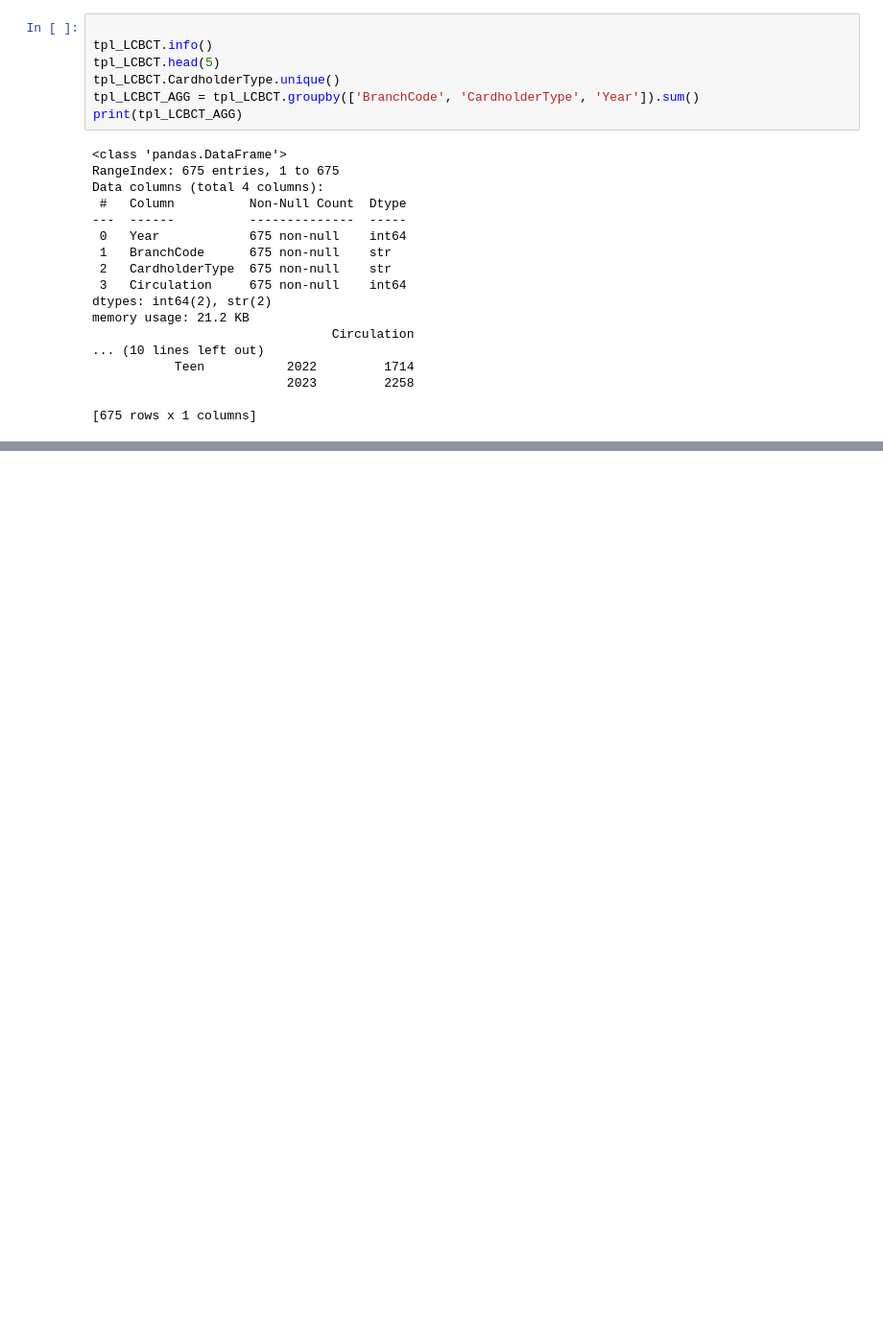
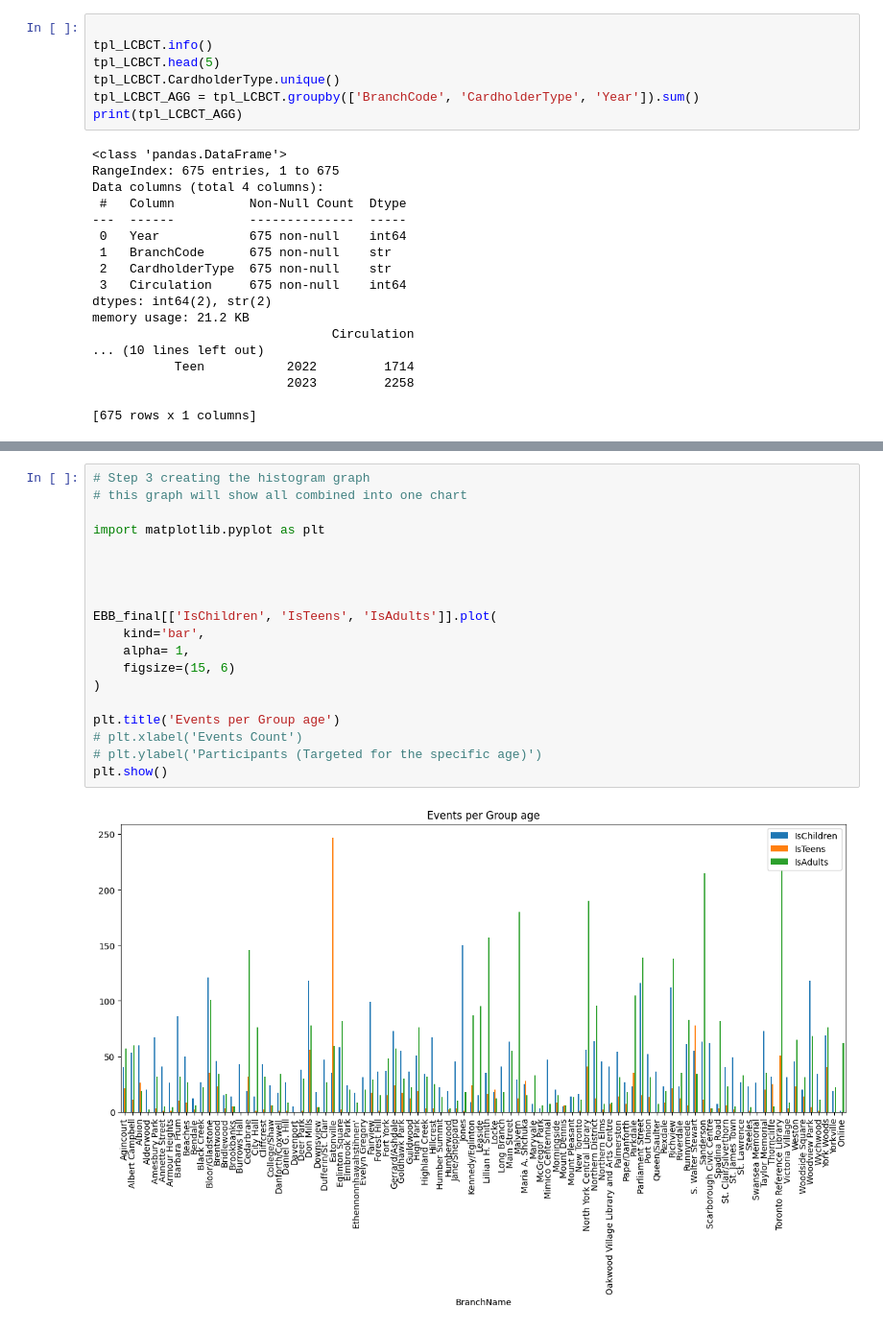
Before and after one commit to EdenKhazma/UVolunteer, a Jupyter notebook: TLPP-Dashboard/notebook.ipynb, the cells around one changed output, grey strips where cells are left out. Shown at 96% size. Saved outputs shown, nothing was run; the diff lists cells and outputs as text; blank space fills up the shorter version.

Commit message:
First Graph Draft, and start of Final version

```diff
--- a/TLPP-Dashboard/notebook.ipynb
+++ b/TLPP-Dashboard/notebook.ipynb
@@ -445,0 +528,21 @@ memory usage: 1.2+ MB
+# %%
+# Step 3 creating the histogram graph
+# this graph will show all combined into one chart
+
+import matplotlib.pyplot as plt
+
+
+
+
+EBB_final[['IsChildren', 'IsTeens', 'IsAdults']].plot(
+    kind='bar',
+    alpha= 1,
+    figsize=(15, 6)
+)
+
+plt.title('Events per Group age')
+# plt.xlabel('Events Count')
+# plt.ylabel('Participants (Targeted for the specific age)')
+plt.show()
+# %% [output]
+[figure, added]
```
Also changed, not shown: parts of 8 cells of this notebook, 1 other file.
